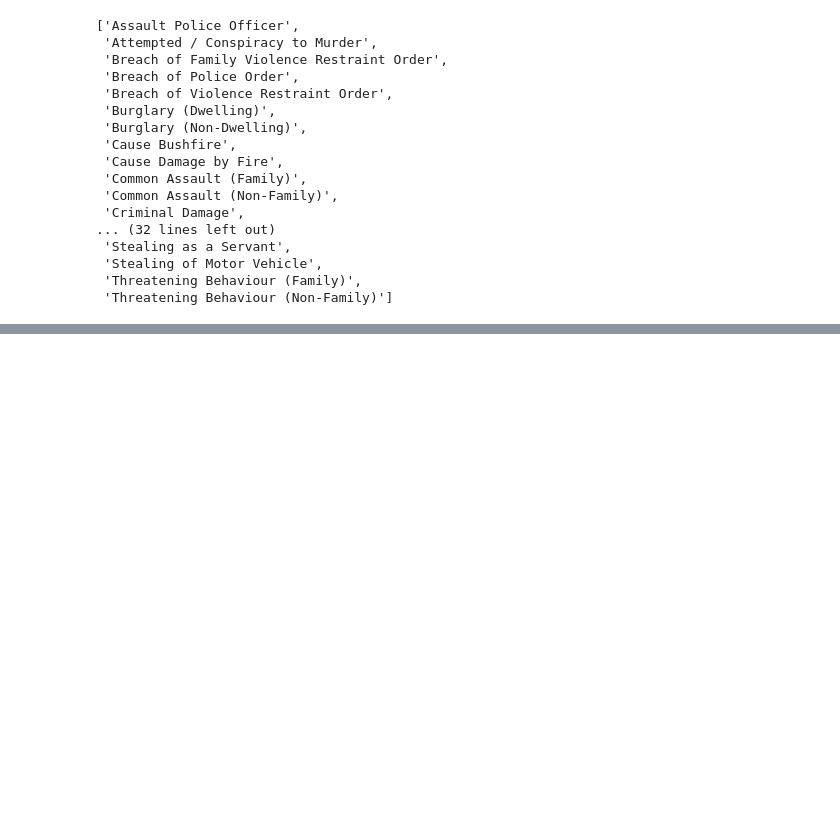
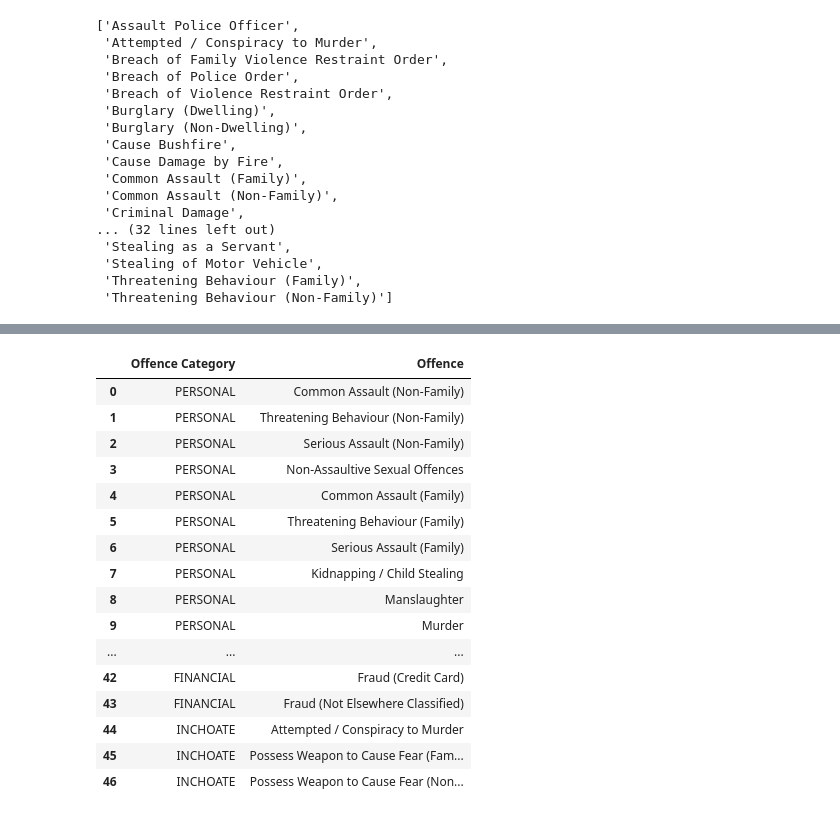
Before and after one commit to natalieddavies/BootcampProject1, a Jupyter notebook: unemployment_offences.ipynb, the cells around one changed output, grey strips where cells are left out. Cells and saved outputs as stored; diff of their text form; code cells hidden in the pictures; blank space fills up the shorter version.

```diff
--- a/unemployment_offences.ipynb
+++ b/unemployment_offences.ipynb
@@ -139,0 +166,20 @@ offence_list.tolist()
+# %%
+offence_groups_csv
+# %% [output]
+|  | Offence Category | Offence |
+| 0 | PERSONAL | Common Assault (Non-Family) |
+| 1 | PERSONAL | Threatening Behaviour (Non-Family) |
+| 2 | PERSONAL | Serious Assault (Non-Family) |
+| 3 | PERSONAL | Non-Assaultive Sexual Offences |
+| 4 | PERSONAL | Common Assault (Family) |
+| 5 | PERSONAL | Threatening Behaviour (Family) |
+| 6 | PERSONAL | Serious Assault (Family) |
+| 7 | PERSONAL | Kidnapping / Child Stealing |
+| 8 | PERSONAL | Manslaughter |
+| 9 | PERSONAL | Murder |
+| ... | ... | ... |
+| 42 | FINANCIAL | Fraud (Credit Card) |
+| 43 | FINANCIAL | Fraud (Not Elsewhere Classified) |
+| 44 | INCHOATE | Attempted / Conspiracy to Murder |
+| 45 | INCHOATE | Possess Weapon to Cause Fear (Fam... |
+| 46 | INCHOATE | Possess Weapon to Cause Fear (Non... |
```
Also changed, not shown: parts of 3 cells of this notebook, 2 other files.
